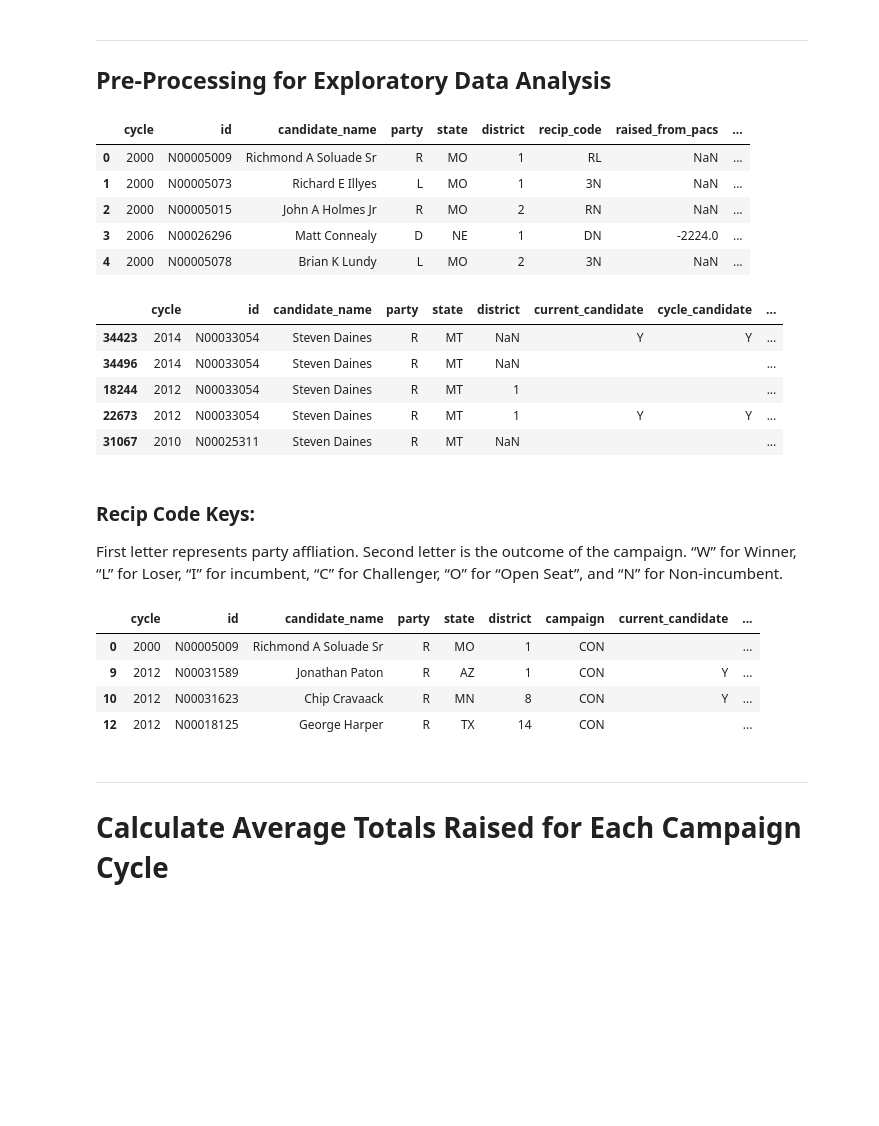
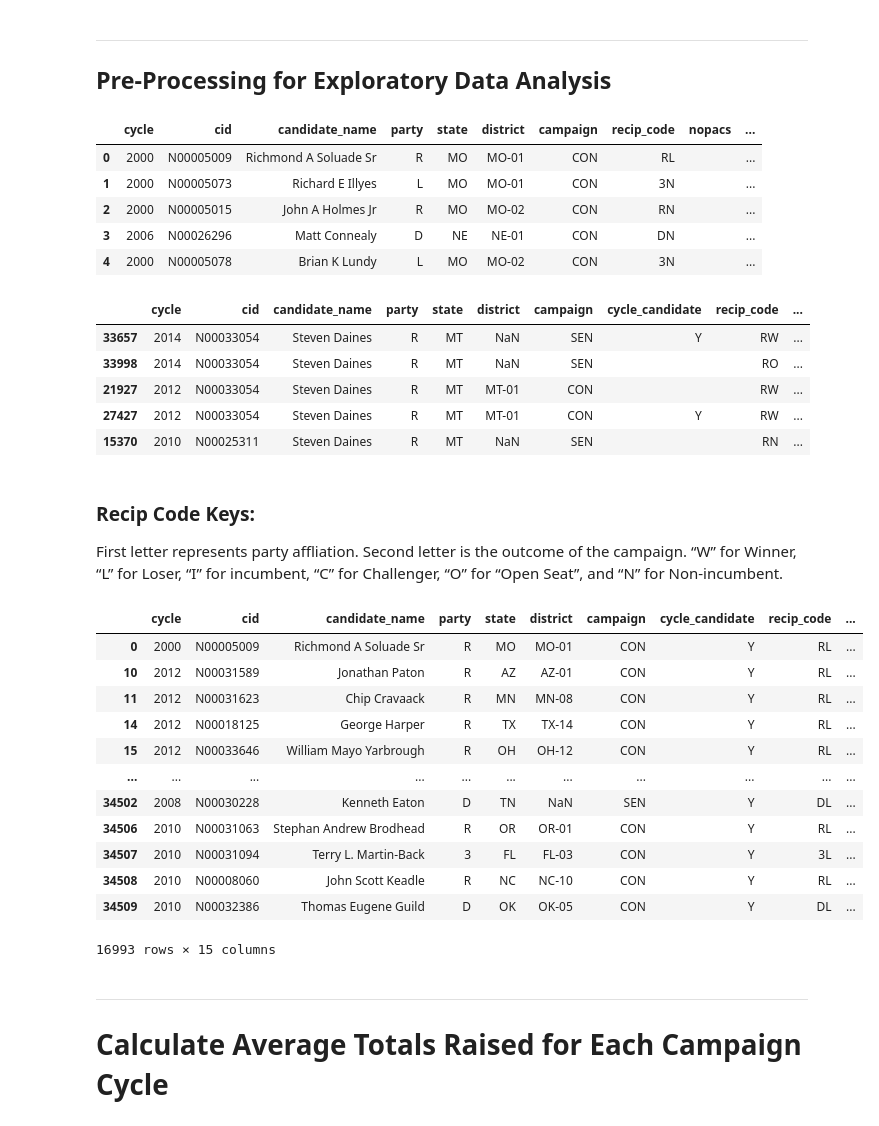
Before and after one commit to APascale2021/dsir_capstone, a Jupyter notebook: notebooks/03_Candidate_Models.ipynb, the cells around one changed output. Saved outputs shown, nothing was run; the diff lists cells and outputs as text; code cells hidden in the pictures; blank space fills up the shorter version.

Commit message:
reworked campaign rankings

```diff
--- a/notebooks/03_Candidate_Models.ipynb
+++ b/notebooks/03_Candidate_Models.ipynb
@@ -25,50 +163,51 @@ recent_candidates.to_csv('../data/recent_candidates.csv', index=False)
 ---
 ## Pre-Processing for Exploratory Data Analysis
 # %%
-candidates = pd.read_csv('../data/recent_candidates.csv')
-candidates.drop(columns=['current_candidate', 'cycle_candidate'], axis=1).head()
+candidates = pd.read_csv('../data/candidates_clean.csv')
+candidates.drop(columns='cycle_candidate', axis=1).head()
 # %% [output]
-|  | cycle | id | candidate_name | party | state | district | recip_code | raised_from_pacs | ... |
-| 0 | 2000 | N00005009 | Richmond A Soluade Sr | R | MO | 1 | RL | NaN | ... |
-| 1 | 2000 | N00005073 | Richard E Illyes | L | MO | 1 | 3N | NaN | ... |
-| 2 | 2000 | N00005015 | John A Holmes Jr | R | MO | 2 | RN | NaN | ... |
-| 3 | 2006 | N00026296 | Matt Connealy | D | NE | 1 | DN | -2224.0 | ... |
-| 4 | 2000 | N00005078 | Brian K Lundy | L | MO | 2 | 3N | NaN | ... |
+|  | cycle | cid | candidate_name | party | state | district | campaign | recip_code | nopacs | ... |
+| 0 | 2000 | N00005009 | Richmond A Soluade Sr | R | MO | MO-01 | CON | RL |  | ... |
+| 1 | 2000 | N00005073 | Richard E Illyes | L | MO | MO-01 | CON | 3N |  | ... |
+| 2 | 2000 | N00005015 | John A Holmes Jr | R | MO | MO-02 | CON | RN |  | ... |
+| 3 | 2006 | N00026296 | Matt Connealy | D | NE | NE-01 | CON | DN |  | ... |
+| 4 | 2000 | N00005078 | Brian K Lundy | L | MO | MO-02 | CON | 3N |  | ... |
 # %%
 # Sample candidate career progression
 candidates[candidates['candidate_name']=='Steven Daines'].sort_values(by='cycle', ascending=False)
 # %% [output]
-|  | cycle | id | candidate_name | party | state | district | current_candidate | cycle_candidate | ... |
-| 34423 | 2014 | N00033054 | Steven Daines | R | MT | NaN | Y | Y | ... |
-| 34496 | 2014 | N00033054 | Steven Daines | R | MT | NaN |  |  | ... |
-| 18244 | 2012 | N00033054 | Steven Daines | R | MT | 1 |  |  | ... |
-| 22673 | 2012 | N00033054 | Steven Daines | R | MT | 1 | Y | Y | ... |
-| 31067 | 2010 | N00025311 | Steven Daines | R | MT | NaN |  |  | ... |
+|  | cycle | cid | candidate_name | party | state | district | campaign | cycle_candidate | recip_code | ... |
+| 33657 | 2014 | N00033054 | Steven Daines | R | MT | NaN | SEN | Y | RW | ... |
+| 33998 | 2014 | N00033054 | Steven Daines | R | MT | NaN | SEN |  | RO | ... |
+| 21927 | 2012 | N00033054 | Steven Daines | R | MT | MT-01 | CON |  | RW | ... |
+| 27427 | 2012 | N00033054 | Steven Daines | R | MT | MT-01 | CON | Y | RW | ... |
+| 15370 | 2010 | N00025311 | Steven Daines | R | MT | NaN | SEN |  | RN | ... |
 # %% [markdown]
 ### Recip Code Keys:
 First letter represents party affliation. Second letter is the outcome of the campaign. “W” for Winner, “L” for Loser, “I” for incumbent, “C” for Challenger, “O” for “Open Seat”, and “N” for Non-incumbent.
 # %%
 # Extract whether or not campaign won from Recip Code
-candidates['recip_code'] = candidates['recip_code'].str.upper()
 won = [1 if code.endswith('W') else 0 if code.endswith('L') else np.nan for code in candidates['recip_code']]
 candidates.insert(9, 'won', won)
-
-candidates['district'] = candidates['district'].fillna('*')
-
-# Create new column to distinguish between House and Senate races
-campaign = candidates['district'].apply(lambda x: 'SEN' if x=='*' else 'CON')
-candidates.insert(6, 'campaign', campaign)
 # %%
 # Filter by active campaigns only
 in_cycle = candidates[(candidates['cycle_candidate']=='Y') & (candidates['won'].notnull())]
 in_cycle['won'] = in_cycle['won'].apply(lambda x: 'Y' if x==1.0 else 'N')
-in_cycle.head(4)
+in_cycle
 # %% [output]
-|  | cycle | id | candidate_name | party | state | district | campaign | current_candidate | ... |
-| 0 | 2000 | N00005009 | Richmond A Soluade Sr | R | MO | 1 | CON |  | ... |
-| 9 | 2012 | N00031589 | Jonathan Paton | R | AZ | 1 | CON | Y | ... |
-| 10 | 2012 | N00031623 | Chip Cravaack | R | MN | 8 | CON | Y | ... |
-| 12 | 2012 | N00018125 | George Harper | R | TX | 14 | CON |  | ... |
+|  | cycle | cid | candidate_name | party | state | district | campaign | cycle_candidate | recip_code | ... |
+| 0 | 2000 | N00005009 | Richmond A Soluade Sr | R | MO | MO-01 | CON | Y | RL | ... |
+| 10 | 2012 | N00031589 | Jonathan Paton | R | AZ | AZ-01 | CON | Y | RL | ... |
+| 11 | 2012 | N00031623 | Chip Cravaack | R | MN | MN-08 | CON | Y | RL | ... |
+| 14 | 2012 | N00018125 | George Harper | R | TX | TX-14 | CON | Y | RL | ... |
+| 15 | 2012 | N00033646 | William Mayo Yarbrough | R | OH | OH-12 | CON | Y | RL | ... |
+| ... | ... | ... | ... | ... | ... | ... | ... | ... | ... | ... |
+| 34502 | 2008 | N00030228 | Kenneth Eaton | D | TN | NaN | SEN | Y | DL | ... |
+| 34506 | 2010 | N00031063 | Stephan Andrew Brodhead | R | OR | OR-01 | CON | Y | RL | ... |
+| 34507 | 2010 | N00031094 | Terry L. Martin-Back | 3 | FL | FL-03 | CON | Y | 3L | ... |
+| 34508 | 2010 | N00008060 | John Scott Keadle | R | NC | NC-10 | CON | Y | RL | ... |
+| 34509 | 2010 | N00032386 | Thomas Eugene Guild | D | OK | OK-05 | CON | Y | DL | ... |
+16993 rows × 15 columns
 # %%
 # Divide total amount raised by 1 million
 in_cycle['raised_total_1M'] = in_cycle['raised_total']/1_000_000
```
Also changed, not shown: parts of 71 cells of this notebook, 1 other file.
